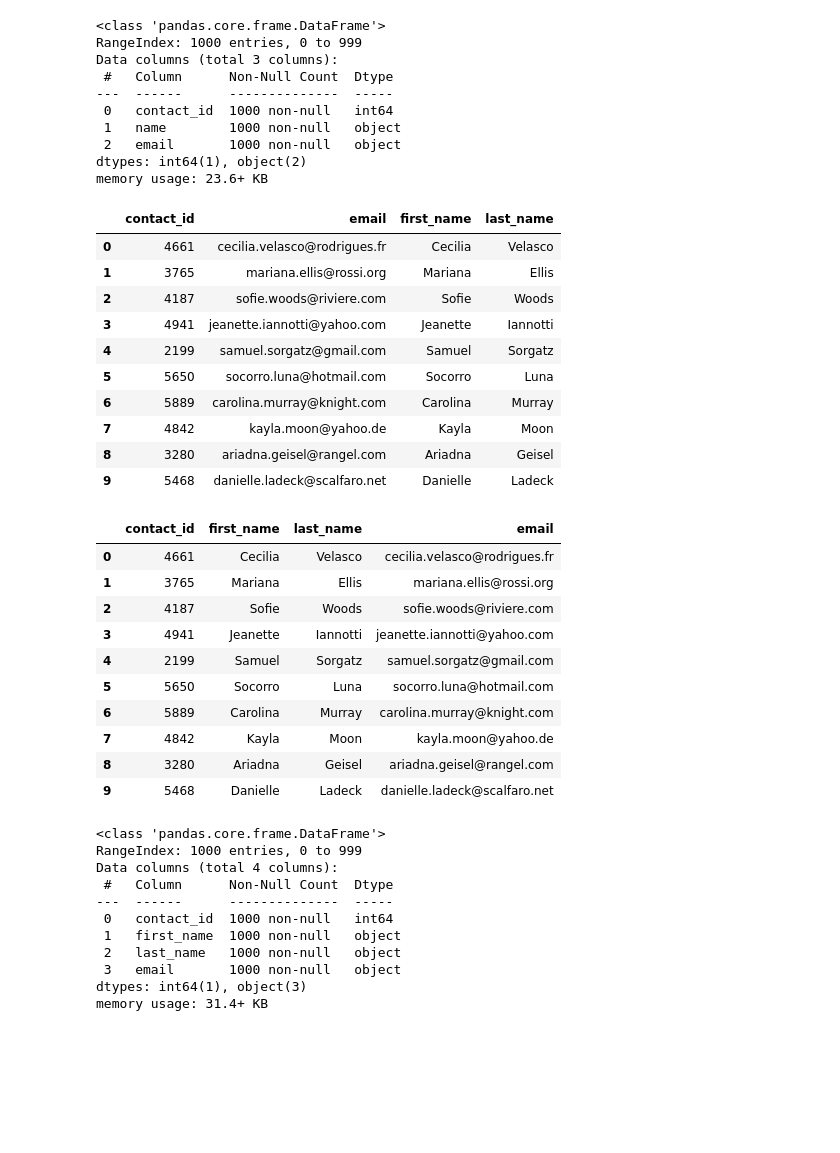
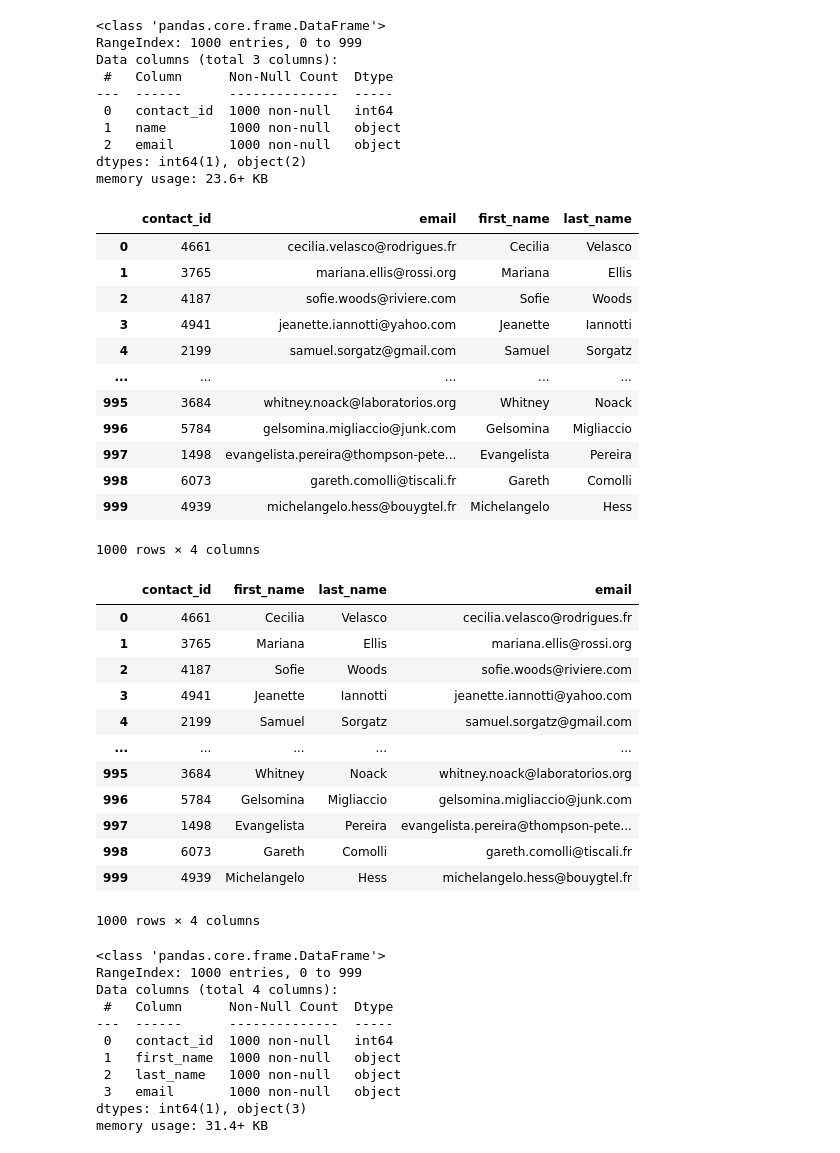
Before and after one commit to mariahmclelan/crowdfunding_ETL, a Jupyter notebook: etl_mini_kkraft_mmclelan.ipynb, the cells around one changed output. Saved outputs shown, nothing was run; the diff lists cells and outputs as text; code cells hidden in the pictures; blank space fills up the shorter version.

```diff
--- a/etl_mini_kkraft_mmclelan.ipynb
+++ b/etl_mini_kkraft_mmclelan.ipynb
@@ -310,6 +318,42 @@ print(dict_values)
+# %%
+# Initialize empty lists to store extracted values
+contact_ids = []
+names = []
+emails = []
+
+# Iterate through the list of dictionaries
+for entry in dict_values:
+    # Get the string value for JSON dictionary conversion
+    # https://www.w3schools.com/python/python_ref_dictionary.asp
+    json_str = entry.get('   ', '')
+
+    # Skip the first dictionary by checking for { at the beginning of the string
+    # Had help from ChatGPT here, couldn't figure out how to ignore the very first entry with just 'contact info'
+    if not json_str.startswith('{'):
+        continue
+
+    # Parse the JSON string to a dictionary
+    # https://www.w3schools.com/python/python_json.asp
+    data = json.loads(json_str)
+
+    # Get values for 'contact_id', 'name', and 'email'
+    contact_id = data.get("contact_id")
+    name = data.get("name")
+    email = data.get("email")
+
+    # Append values to the appropriate lists
+    contact_ids.append(contact_id)
+    names.append(name)
+    emails.append(email)
 # %%
 # Create a contact_info DataFrame and add each list of values, i.e., each row
 # to the 'contact_id', 'name', 'email' columns.
+contact_info_df = pd.DataFrame({
+    'contact_id': contact_ids,
+    'name': names,
+    'email': emails
+})
+contact_info_df.head()
 # %% [output]
 |  | contact_id | name | email |
 | 0 | 4661 | Cecilia Velasco | cecilia.velasco@rodrigues.fr |
@@ -332,23 +377,28 @@ dtypes: int64(1), object(2)
 memory usage: 23.6+ KB
 # %%
 # Create a "first"name" and "last_name" column with the first and last names from the "name" column.
-
-
+contact_info_df[['first_name', 'last_name']] = contact_info_df['name'].str.split(' ', n=2, expand=True)
 # Drop the contact_name column
+contact_info_df.drop(['name'], inplace=True, axis=1)
+contact_info_df
 # %% [output]
 |  | contact_id | email | first_name | last_name |
 | 0 | 4661 | cecilia.velasco@rodrigues.fr | Cecilia | Velasco |
 | 1 | 3765 | mariana.ellis@rossi.org | Mariana | Ellis |
 | 2 | 4187 | sofie.woods@riviere.com | Sofie | Woods |
 | 3 | 4941 | jeanette.iannotti@yahoo.com | Jeanette | Iannotti |
 | 4 | 2199 | samuel.sorgatz@gmail.com | Samuel | Sorgatz |
-| 5 | 5650 | socorro.luna@hotmail.com | Socorro | Luna |
-| 6 | 5889 | carolina.murray@knight.com | Carolina | Murray |
-| 7 | 4842 | kayla.moon@yahoo.de | Kayla | Moon |
-| 8 | 3280 | ariadna.geisel@rangel.com | Ariadna | Geisel |
-| 9 | 5468 | danielle.ladeck@scalfaro.net | Danielle | Ladeck |
+| ... | ... | ... | ... | ... |
+| 995 | 3684 | whitney.noack@laboratorios.org | Whitney | Noack |
+| 996 | 5784 | gelsomina.migliaccio@junk.com | Gelsomina | Migliaccio |
+| 997 | 1498 | evangelista.pereira@thompson-pete... | Evangelista | Pereira |
+| 998 | 6073 | gareth.comolli@tiscali.fr | Gareth | Comolli |
+| 999 | 4939 | michelangelo.hess@bouygtel.fr | Michelangelo | Hess |
+1000 rows × 4 columns
 # %%
 # Reorder the columns
+contacts_df_clean = contact_info_df[['contact_id', 'first_name', 'last_name', 'email']]
+contacts_df_clean
 # %% [output]
 |  | contact_id | first_name | last_name | email |
 | 0 | 4661 | Cecilia | Velasco | cecilia.velasco@rodrigues.fr |
@@ -356,10 +406,12 @@ memory usage: 23.6+ KB
 | 2 | 4187 | Sofie | Woods | sofie.woods@riviere.com |
 | 3 | 4941 | Jeanette | Iannotti | jeanette.iannotti@yahoo.com |
 | 4 | 2199 | Samuel | Sorgatz | samuel.sorgatz@gmail.com |
-| 5 | 5650 | Socorro | Luna | socorro.luna@hotmail.com |
-| 6 | 5889 | Carolina | Murray | carolina.murray@knight.com |
-| 7 | 4842 | Kayla | Moon | kayla.moon@yahoo.de |
-| 8 | 3280 | Ariadna | Geisel | ariadna.geisel@rangel.com |
-| 9 | 5468 | Danielle | Ladeck | danielle.ladeck@scalfaro.net |
+| ... | ... | ... | ... | ... |
+| 995 | 3684 | Whitney | Noack | whitney.noack@laboratorios.org |
+| 996 | 5784 | Gelsomina | Migliaccio | gelsomina.migliaccio@junk.com |
+| 997 | 1498 | Evangelista | Pereira | evangelista.pereira@thompson-pete... |
+| 998 | 6073 | Gareth | Comolli | gareth.comolli@tiscali.fr |
+| 999 | 4939 | Michelangelo | Hess | michelangelo.hess@bouygtel.fr |
+1000 rows × 4 columns
 # %%
 # Check the datatypes one more time before exporting as CSV file.
```
Also changed, not shown: parts of 12 cells of this notebook, 2 other files.
